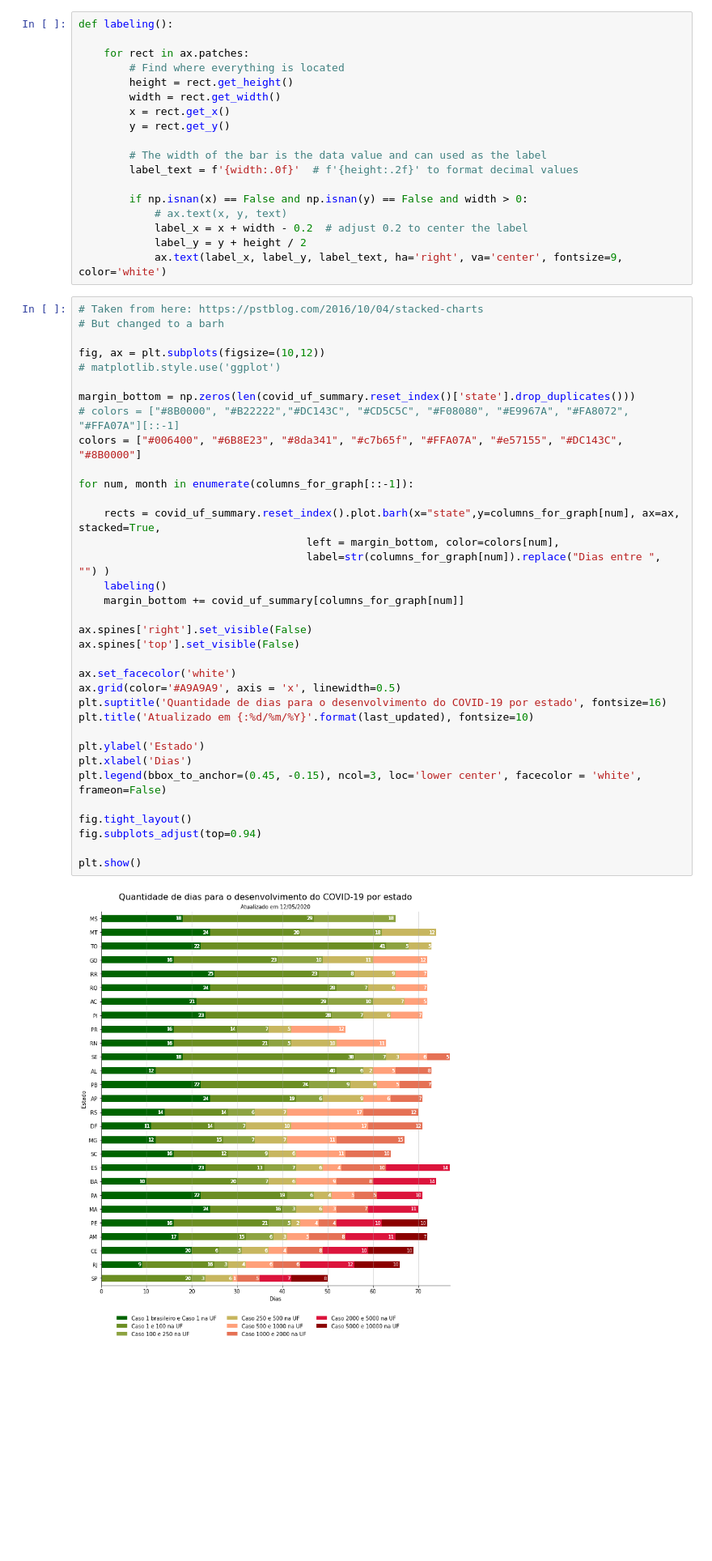
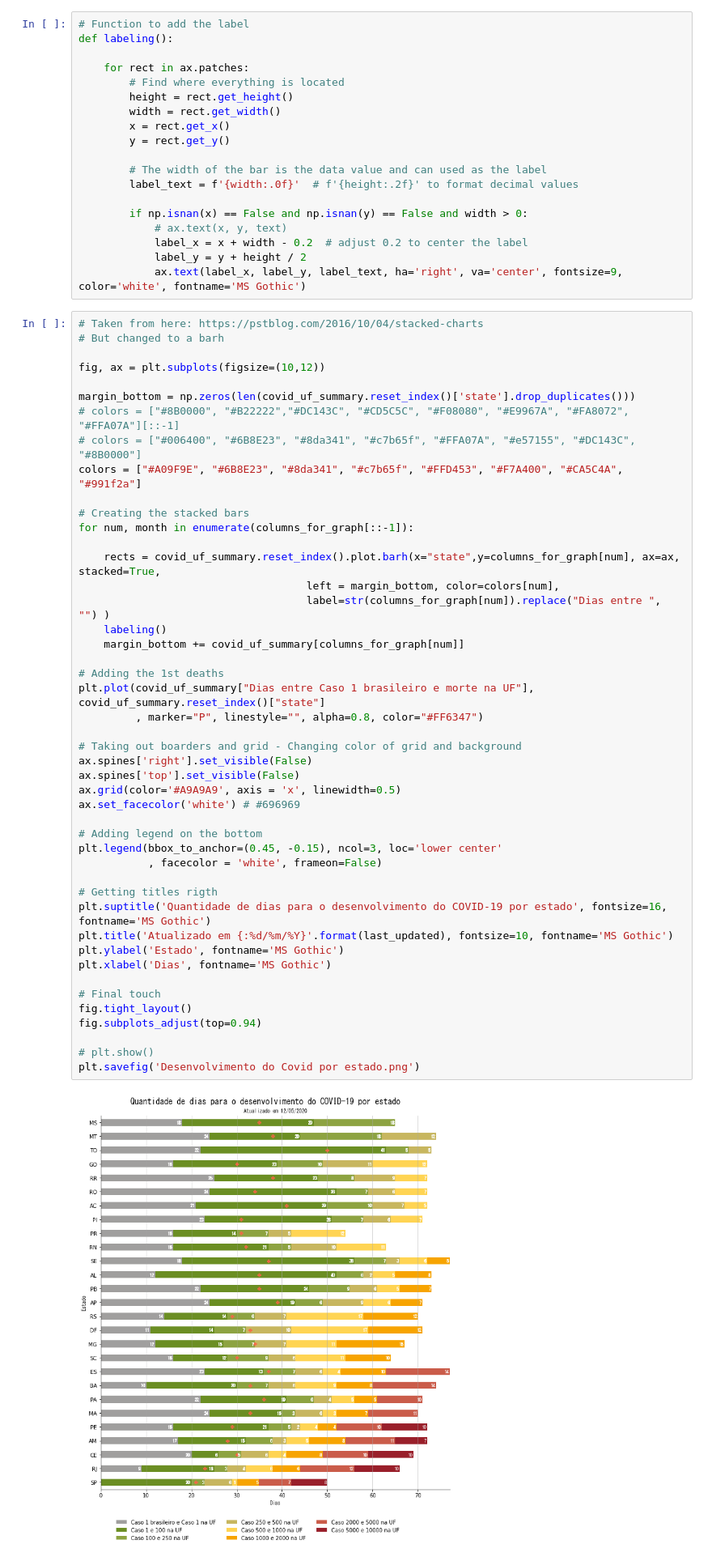
Before and after one commit to common-data/common-data, a Jupyter notebook: Corona Analise - Desenvolvimento do Corona por UF.ipynb, the cells around one changed output. Shown: that part at 81% size. Cells and saved outputs as stored; diff of their text form; blank space fills up the shorter version.

Commit message:
Adding 1st death to graph

```diff
--- a/Corona Analise - Desenvolvimento do Corona por UF.ipynb
+++ b/Corona Analise - Desenvolvimento do Corona por UF.ipynb
@@ -105,6 +105,7 @@ print(columns_for_graph[::-1])
 # %% [output]
 ['Dias entre Caso 5000 e 10000 na UF', 'Dias entre Caso 2000 e 5000 na UF', 'Dias entre Caso 1000 e 2000 na UF', 'Dias entre Caso 500 e 1000 na UF', 'Dias entre Caso 250 e 500 na UF', 'Dias entre Caso ...
 # %%
+# Function to add the label
 def labeling():
 
     for rect in ax.patches:
@@ -121,41 +122,52 @@ def labeling():
             # ax.text(x, y, text)
             label_x = x + width - 0.2  # adjust 0.2 to center the label
             label_y = y + height / 2
-            ax.text(label_x, label_y, label_text, ha='right', va='center', fontsize=9, color='white')
+            ax.text(label_x, label_y, label_text, ha='right', va='center', fontsize=9, color='white', fontname='MS Gothic')
 # %%
 # Taken from here: https://pstblog.com/2016/10/04/stacked-charts
 # But changed to a barh
 
 fig, ax = plt.subplots(figsize=(10,12))
-# matplotlib.style.use('ggplot')
 
 margin_bottom = np.zeros(len(covid_uf_summary.reset_index()['state'].drop_duplicates()))
 # colors = ["#8B0000", "#B22222","#DC143C", "#CD5C5C", "#F08080", "#E9967A", "#FA8072", "#FFA07A"][::-1]
-colors = ["#006400", "#6B8E23", "#8da341", "#c7b65f", "#FFA07A", "#e57155", "#DC143C", "#8B0000"]
+# colors = ["#006400", "#6B8E23", "#8da341", "#c7b65f", "#FFA07A", "#e57155", "#DC143C", "#8B0000"]
+colors = ["#A09F9E", "#6B8E23", "#8da341", "#c7b65f", "#FFD453", "#F7A400", "#CA5C4A", "#991f2a"]
 
+# Creating the stacked bars
 for num, month in enumerate(columns_for_graph[::-1]):
 
     rects = covid_uf_summary.reset_index().plot.barh(x="state",y=columns_for_graph[num], ax=ax, stacked=True,
                                     left = margin_bottom, color=colors[num],
                                     label=str(columns_for_graph[num]).replace("Dias entre ", "") )
     labeling()
     margin_bottom += covid_uf_summary[columns_for_graph[num]]
 
+# Adding the 1st deaths
+plt.plot(covid_uf_summary["Dias entre Caso 1 brasileiro e morte na UF"], covid_uf_summary.reset_index()["state"]
+         , marker="P", linestyle="", alpha=0.8, color="#FF6347")
+
+# Taking out boarders and grid - Changing color of grid and background
 ax.spines['right'].set_visible(False)
 ax.spines['top'].set_visible(False)
+ax.grid(color='#A9A9A9', axis = 'x', linewidth=0.5)
+ax.set_facecolor('white') # #696969
 
-ax.set_facecolor('white')
-ax.grid(color='#A9A9A9', axis = 'x', linewidth=0.5)
-plt.suptitle('Quantidade de dias para o desenvolvimento do COVID-19 por estado', fontsize=16)
-plt.title('Atualizado em {:%d/%m/%Y}'.format(last_updated), fontsize=10)
+# Adding legend on the bottom
+plt.legend(bbox_to_anchor=(0.45, -0.15), ncol=3, loc='lower center'
+           , facecolor = 'white', frameon=False)
 
-plt.ylabel('Estado')
-plt.xlabel('Dias')
-plt.legend(bbox_to_anchor=(0.45, -0.15), ncol=3, loc='lower center', facecolor = 'white', frameon=False)
+# Getting titles rigth
+plt.suptitle('Quantidade de dias para o desenvolvimento do COVID-19 por estado', fontsize=16, fontname='MS Gothic')
+plt.title('Atualizado em {:%d/%m/%Y}'.format(last_updated), fontsize=10, fontname='MS Gothic')
+plt.ylabel('Estado', fontname='MS Gothic')
+plt.xlabel('Dias', fontname='MS Gothic')
 
+# Final touch
 fig.tight_layout()
 fig.subplots_adjust(top=0.94)
 
-plt.show()
+# plt.show()
+plt.savefig('Desenvolvimento do Covid por estado.png')
 # %% [output]
-[figure, old version]
+[figure, new version]
```
